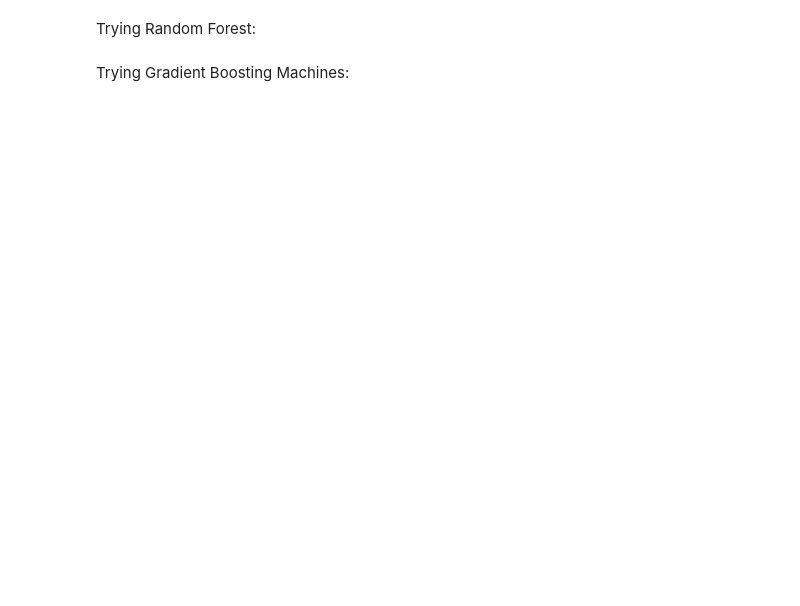
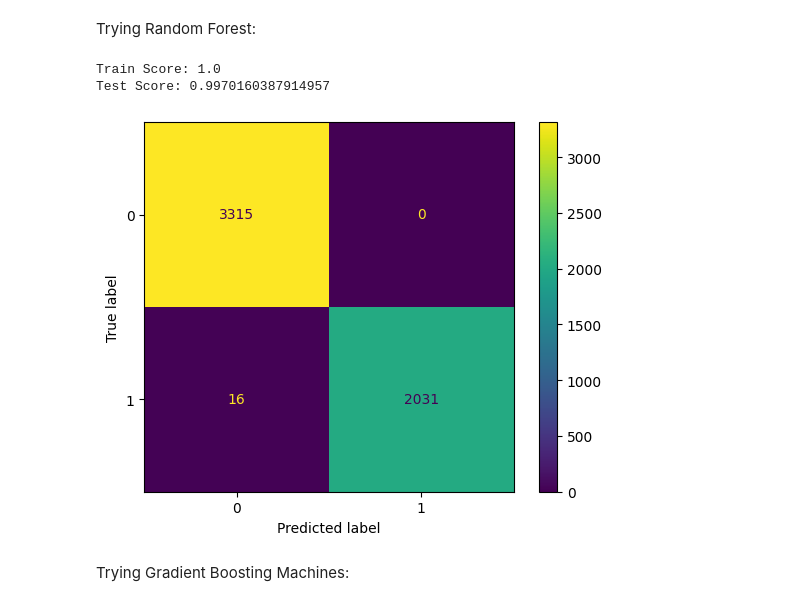
Before and after one commit to bxue2/Supervised-Learning-Final, a Jupyter notebook: influenza_final.ipynb, the cells around one changed output. Saved outputs shown, nothing was run; the diff lists cells and outputs as text; code cells hidden in the pictures; blank space fills up the shorter version.

```diff
--- a/influenza_final.ipynb
+++ b/influenza_final.ipynb
@@ -307,6 +340,24 @@ Test Score: 1.0
 Trying Random Forest:
 # %%
 # Random Forest
+from sklearn.ensemble import RandomForestClassifier
+
+rf_clf = RandomForestClassifier(n_estimators=100).fit(X_train, y_train)
+
+scores['RF'] = rf_clf.score(X_test, y_test)
+print("Train Score: " + str(rf_clf.score(X_train, y_train)))
+print("Test Score: " + str(scores['RF']))
+
+y_rf_test_pred = rf_clf.predict(X_test)
+
+rf_cm = confusion_matrix(y_test, y_rf_test_pred)
+cm_disp = ConfusionMatrixDisplay(confusion_matrix=rf_cm)
+cm_disp.plot()
+plt.show()
+# %% [output]
+Train Score: 1.0
+Test Score: 0.9970160387914957
+[figure, added]
 # %% [markdown]
 Trying Gradient Boosting Machines:
 # %%
```
Also changed, not shown: parts of 17 cells of this notebook.
